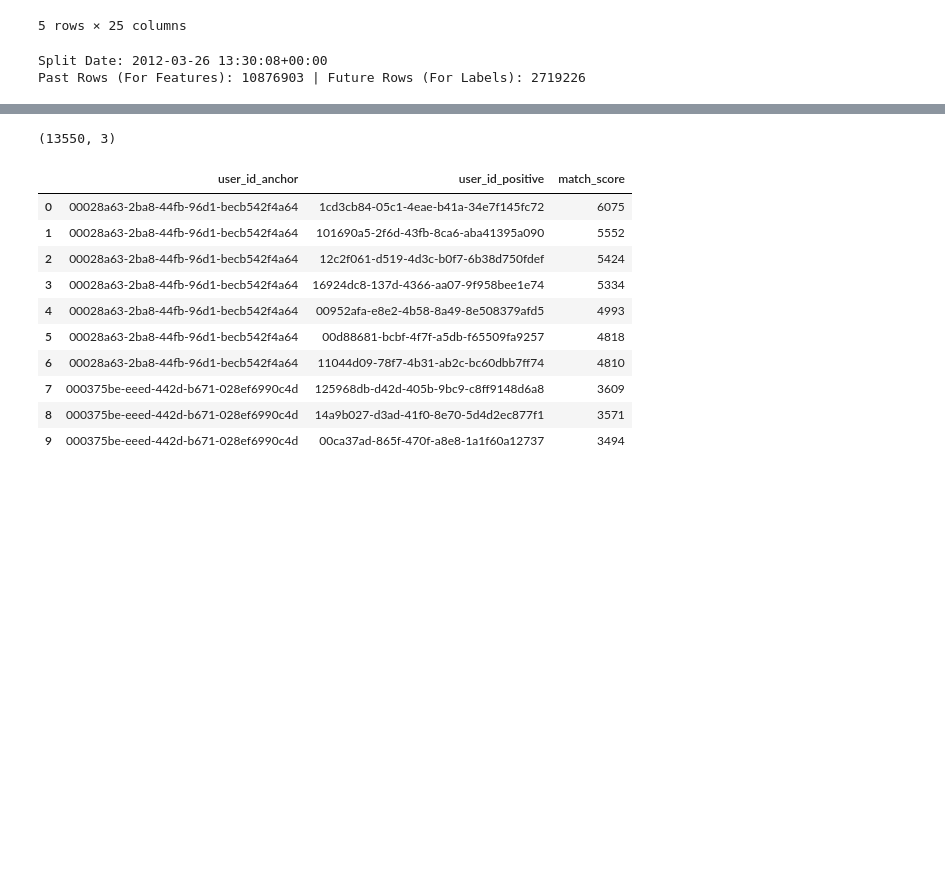
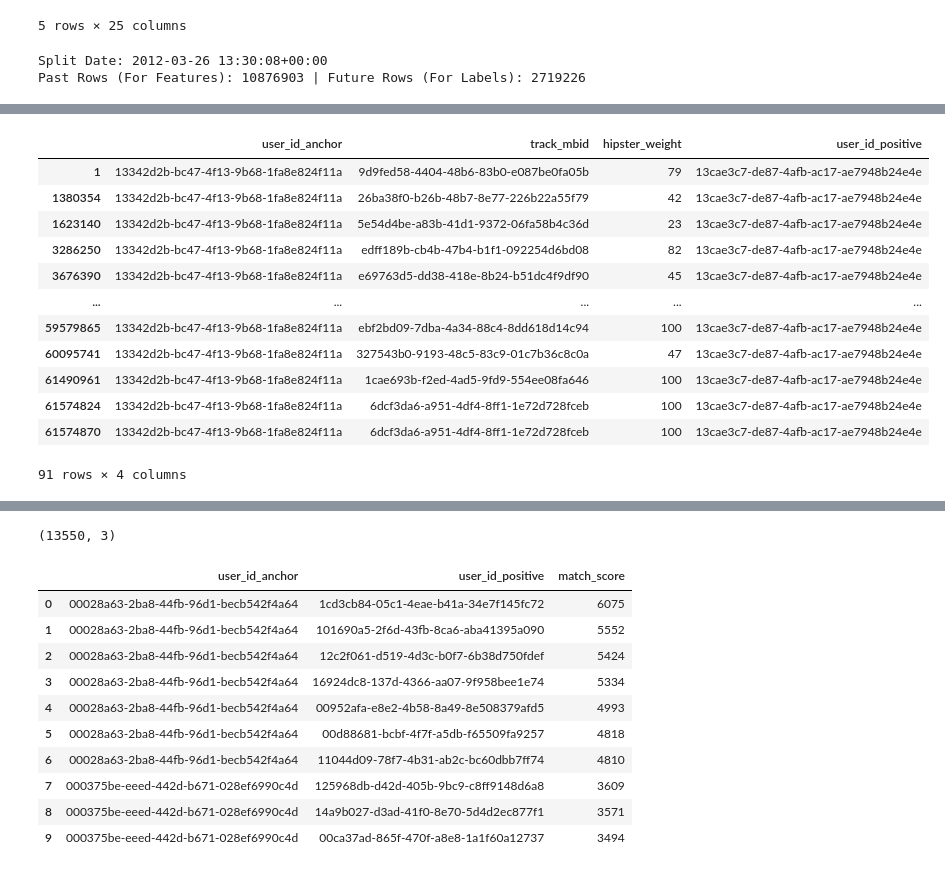
Before and after one commit to sanchitram1/spotdate, a Jupyter notebook: training/labeling/label_generation_test.ipynb, the cells around one changed output, grey strips where cells are left out. Cells and saved outputs as stored; diff of their text form; code cells hidden in the pictures; blank space fills up the shorter version.

```diff
--- a/training/labeling/label_generation_test.ipynb
+++ b/training/labeling/label_generation_test.ipynb
@@ -87,0 +95,19 @@ pair_scores.head()
+# %%
+overlaps.loc[
+    (overlaps.user_id_anchor == "13342d2b-bc47-4f13-9b68-1fa8e824f11a")
+    & (overlaps.user_id_positive == "13cae3c7-de87-4afb-ac17-ae7948b24e4e")
+]
+# %% [output]
+|  | user_id_anchor | track_mbid | hipster_weight | user_id_positive |
+| 1 | 13342d2b-bc47-4f13-9b68-1fa8e824f11a | 9d9fed58-4404-48b6-83b0-e087be0fa05b | 79 | 13cae3c7-de87-4afb-ac17-ae7948b24e4e |
+| 1380354 | 13342d2b-bc47-4f13-9b68-1fa8e824f11a | 26ba38f0-b26b-48b7-8e77-226b22a55f79 | 42 | 13cae3c7-de87-4afb-ac17-ae7948b24e4e |
+| 1623140 | 13342d2b-bc47-4f13-9b68-1fa8e824f11a | 5e54d4be-a83b-41d1-9372-06fa58b4c36d | 23 | 13cae3c7-de87-4afb-ac17-ae7948b24e4e |
+| 3286250 | 13342d2b-bc47-4f13-9b68-1fa8e824f11a | edff189b-cb4b-47b4-b1f1-092254d6bd08 | 82 | 13cae3c7-de87-4afb-ac17-ae7948b24e4e |
+| 3676390 | 13342d2b-bc47-4f13-9b68-1fa8e824f11a | e69763d5-dd38-418e-8b24-b51dc4f9df90 | 45 | 13cae3c7-de87-4afb-ac17-ae7948b24e4e |
+| ... | ... | ... | ... | ... |
+| 59579865 | 13342d2b-bc47-4f13-9b68-1fa8e824f11a | ebf2bd09-7dba-4a34-88c4-8dd618d14c94 | 100 | 13cae3c7-de87-4afb-ac17-ae7948b24e4e |
+| 60095741 | 13342d2b-bc47-4f13-9b68-1fa8e824f11a | 327543b0-9193-48c5-83c9-01c7b36c8c0a | 47 | 13cae3c7-de87-4afb-ac17-ae7948b24e4e |
+| 61490961 | 13342d2b-bc47-4f13-9b68-1fa8e824f11a | 1cae693b-f2ed-4ad5-9fd9-554ee08fa646 | 100 | 13cae3c7-de87-4afb-ac17-ae7948b24e4e |
+| 61574824 | 13342d2b-bc47-4f13-9b68-1fa8e824f11a | 6dcf3da6-a951-4df4-8ff1-1e72d728fceb | 100 | 13cae3c7-de87-4afb-ac17-ae7948b24e4e |
+| 61574870 | 13342d2b-bc47-4f13-9b68-1fa8e824f11a | 6dcf3da6-a951-4df4-8ff1-1e72d728fceb | 100 | 13cae3c7-de87-4afb-ac17-ae7948b24e4e |
+91 rows × 4 columns
```
Also changed, not shown: parts of 11 cells of this notebook.
